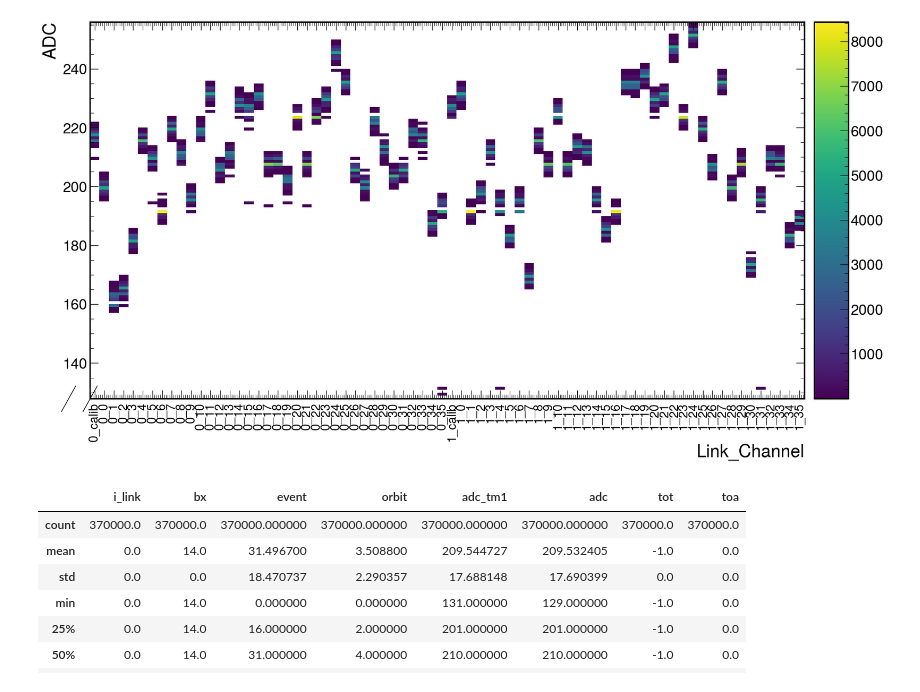
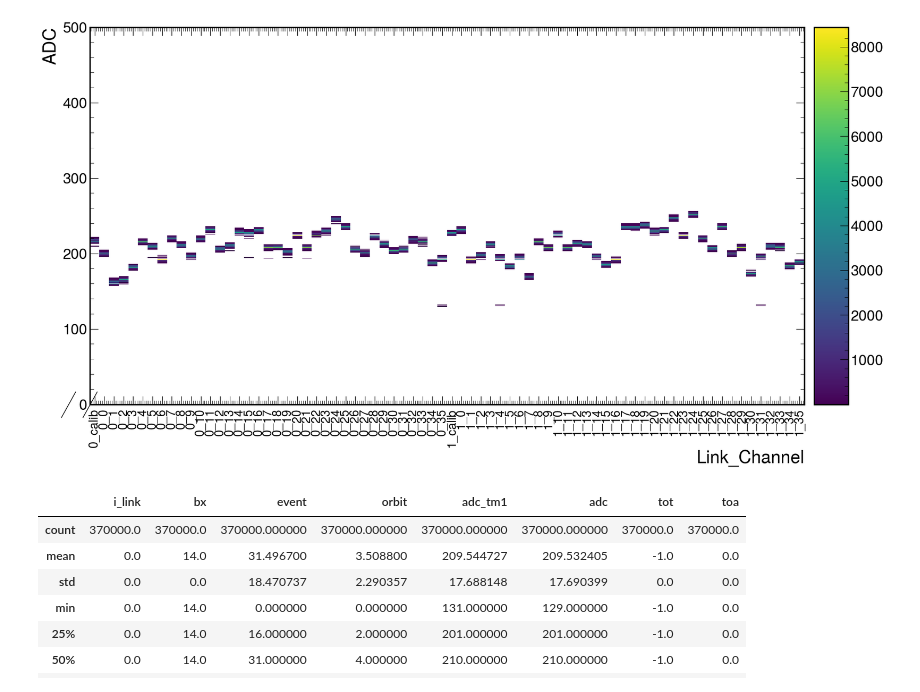
Before and after one commit to rodr1001/my_code, a Jupyter notebook: ldmx/hgcroc/pedestal_data/data/pedestal_ana.ipynb, the cells around one changed output. Cells and saved outputs as stored; diff of their text form; code cells hidden in the pictures.

```diff
--- a/ldmx/hgcroc/pedestal_data/data/pedestal_ana.ipynb
+++ b/ldmx/hgcroc/pedestal_data/data/pedestal_ana.ipynb
@@ -39,9 +39,9 @@ def fill_and_plot_all_channels(
     plt.show()
 # %%
 #general ADC Plot #128.256
-fill_and_plot_all_channels('adc','ADC',128,256)
+fill_and_plot_all_channels('adc','ADC',0,500)
 # %% [output]
-[figure, old version]
+[figure, new version]
 # %%
 link_0 = pedestal[pedestal['i_link'] ==0] # separated the pedestal run by the two link channels - the two halves seen in HGCROC Tuning slides
 link_1 = pedestal[pedestal['i_link'] ==1]
```
Also changed, not shown: parts of 59 cells of this notebook, 3 other files.
